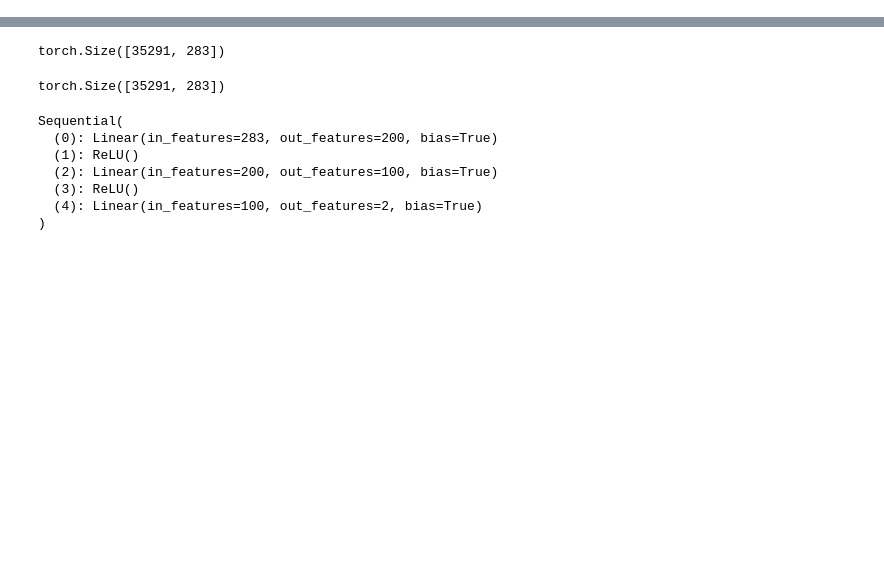
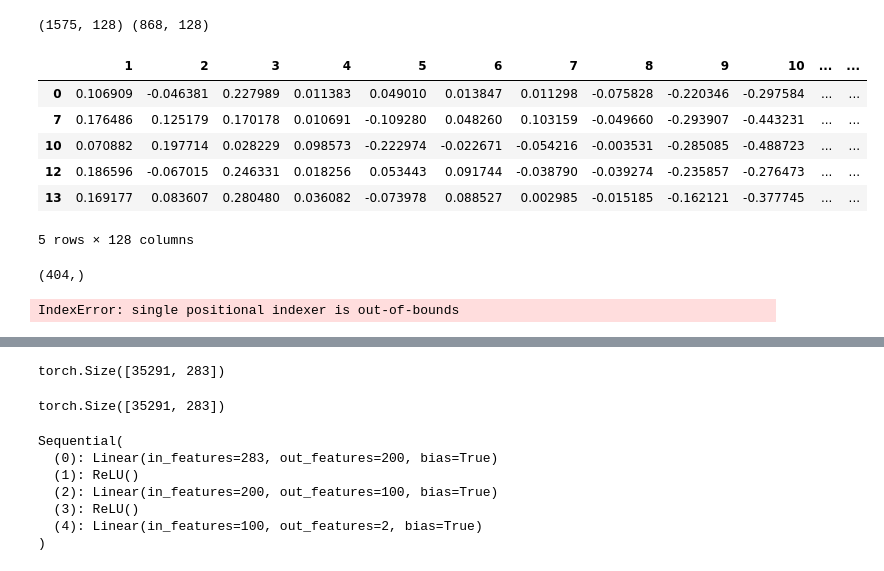
Before and after one commit to zzaiyan/D2L, a Jupyter notebook: data_trans.ipynb, the cells around one changed output, grey strips where cells are left out. Cells and saved outputs as stored; diff of their text form; code cells hidden in the pictures; blank space fills up the shorter version.

```diff
--- a/data_trans.ipynb
+++ b/data_trans.ipynb
@@ -73,3 +84,38 @@ def get_input(per_id, job_id):
+# %%
+# 结构嵌入，这里的序号是0~N-1
+d_emb_job = pd.read_csv('./position_pu.csv',index_col=0,header=0,na_values=[])
+d_emb_per = pd.read_csv('./user_pu.csv',index_col=0,header=0,na_values=[])
+d_emb_per.index = [per_id(i) for i in range(868)]
+print(d_emb_job.shape, d_emb_per.shape)
+d_emb_per.head()
+# %% [output]
+(1575, 128) (868, 128)
+|  | 1 | 2 | 3 | 4 | 5 | 6 | 7 | 8 | 9 | 10 | ... | ... |
+| 0 | 0.106909 | -0.046381 | 0.227989 | 0.011383 | 0.049010 | 0.013847 | 0.011298 | -0.075828 | -0.220346 | -0.297584 | ... | ... |
+| 7 | 0.176486 | 0.125179 | 0.170178 | 0.010691 | -0.109280 | 0.048260 | 0.103159 | -0.049660 | -0.293907 | -0.443231 | ... | ... |
+| 10 | 0.070882 | 0.197714 | 0.028229 | 0.098573 | -0.222974 | -0.022671 | -0.054216 | -0.003531 | -0.285085 | -0.488723 | ... | ... |
+| 12 | 0.186596 | -0.067015 | 0.246331 | 0.018256 | 0.053443 | 0.091744 | -0.038790 | -0.039274 | -0.235857 | -0.276473 | ... | ... |
+| 13 | 0.169177 | 0.083607 | 0.280480 | 0.036082 | -0.073978 | 0.088527 | 0.002985 | -0.015185 | -0.162121 | -0.377745 | ... | ... |
+5 rows × 128 columns
+# %%
+def get_input(pid, rid):
+  # pid = per_id(pid) # 映射到无废物下标
+  p_a = a_emb_per.loc[pid].values  # per属性
+  p_d = d_emb_per.loc[pid].values  # per结构
+  j_a = a_emb_job.loc[rid].values  # job属性
+  j_d = d_emb_job.loc[rid].values  # job结构
+  all = np.concatenate([p_a,p_d,j_a,j_d],axis=0)
+  return all
+
+get_input(1,1).shape
+# %% [output]
+(404,)
+# %%
+# x=get_input(4335,0)
+# x.shape
+per_id(4335)
+# %% [output]
+IndexError: single positional indexer is out-of-bounds
 # %%
 features = []
 labels = []
```
Also changed, not shown: parts of 19 cells of this notebook, 4 other files.
